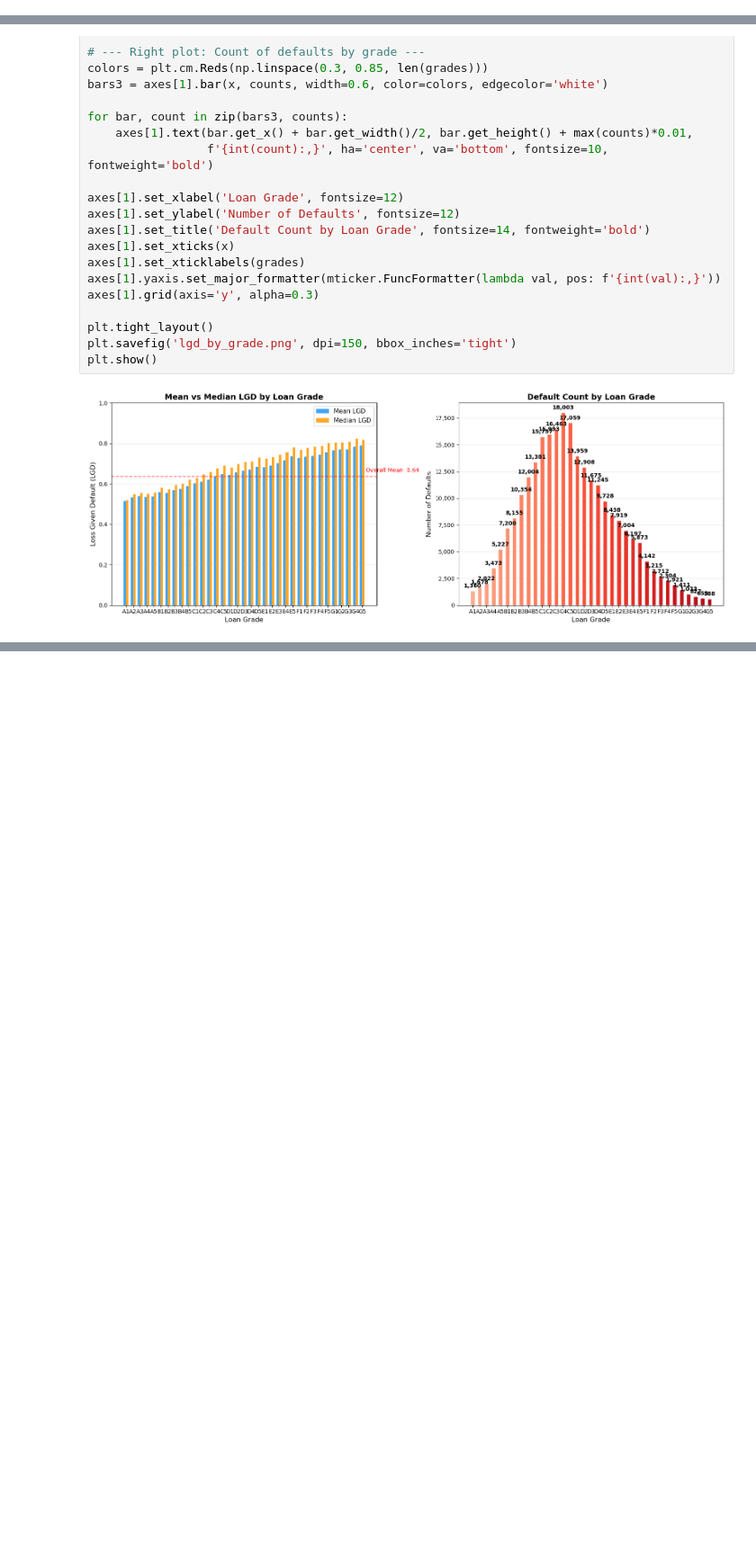
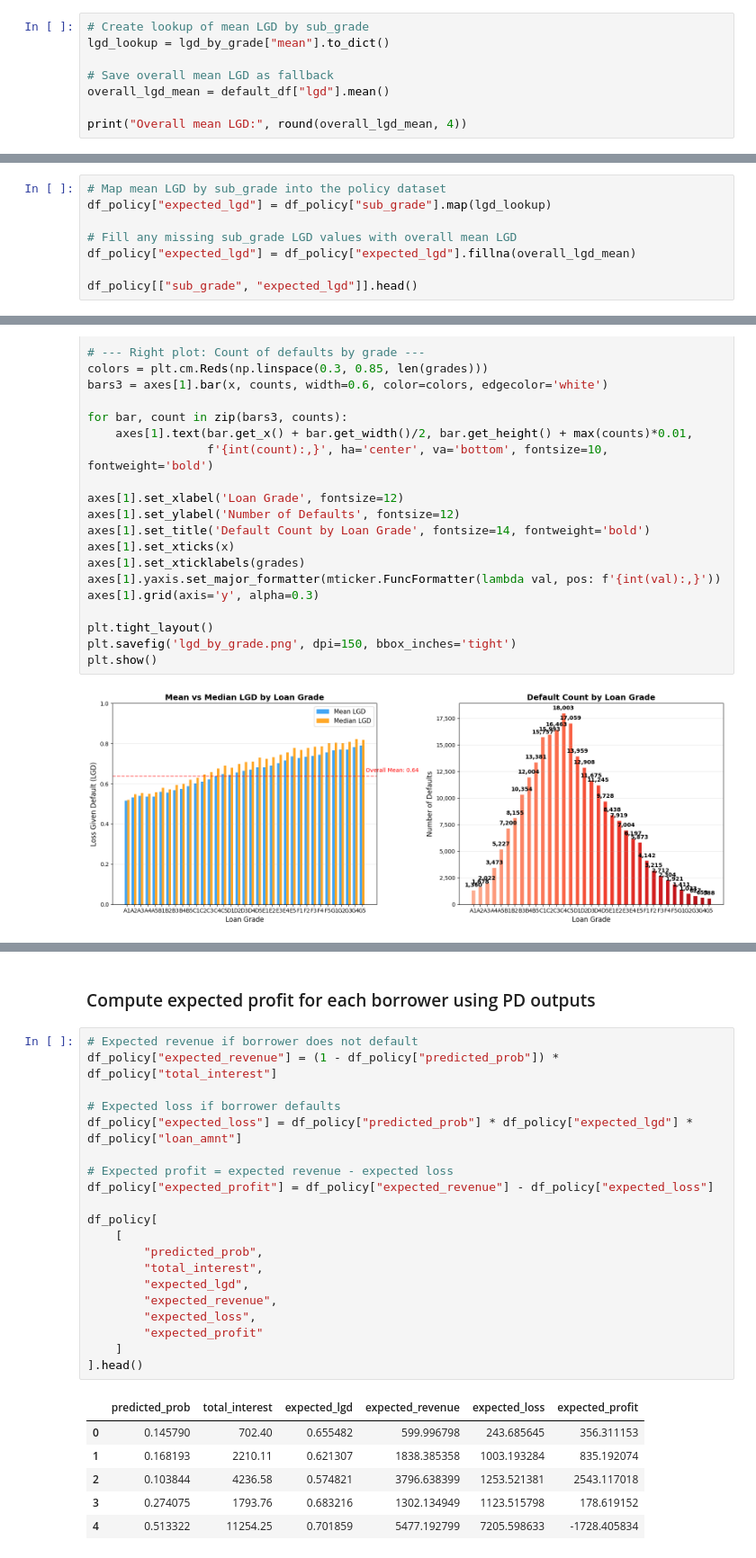
Before and after one commit to SU-IST707-SP26/group-project-data-dopes, a Jupyter notebook: work/Data_Prep_for_Policy_Simulation.ipynb, the cells around one changed output, grey strips where cells are left out. Shown at 90% size. Saved outputs shown, nothing was run; the diff lists cells and outputs as text; blank space fills up the shorter version.

Commit message:
Compute expected profit for each borrower using PD outputs (M4.T4)

```diff
--- a/work/Data_Prep_for_Policy_Simulation.ipynb
+++ b/work/Data_Prep_for_Policy_Simulation.ipynb
@@ -278,3 +287,11 @@ G2         0.769463  0.802642   1033  0.162156
 G3         0.770596  0.807690    827  0.160352
 G4         0.783157  0.823259    653  0.153771
 G5         0.790099  0.817944    588  0.150304
+# %%
+# Create lookup of mean LGD by sub_grade
+lgd_lookup = lgd_by_grade["mean"].to_dict()
+
+# Save overall mean LGD as fallback
+overall_lgd_mean = default_df["lgd"].mean()
+
+print("Overall mean LGD:", round(overall_lgd_mean, 4))
@@ -280,0 +300,8 @@ G5         0.790099  0.817944    588  0.150304
+# %%
+# Map mean LGD by sub_grade into the policy dataset
+df_policy["expected_lgd"] = df_policy["sub_grade"].map(lgd_lookup)
+
+# Fill any missing sub_grade LGD values with overall mean LGD
+df_policy["expected_lgd"] = df_policy["expected_lgd"].fillna(overall_lgd_mean)
+
+df_policy[["sub_grade", "expected_lgd"]].head()
@@ -353,0 +388,29 @@ plt.show()
+# %% [markdown]
+### Compute expected profit for each borrower using PD outputs
+# %%
+# Expected revenue if borrower does not default
+df_policy["expected_revenue"] = (1 - df_policy["predicted_prob"]) * df_policy["total_interest"]
+
+# Expected loss if borrower defaults
+df_policy["expected_loss"] = df_policy["predicted_prob"] * df_policy["expected_lgd"] * df_policy["loan_amnt"]
+
+# Expected profit = expected revenue - expected loss
+df_policy["expected_profit"] = df_policy["expected_revenue"] - df_policy["expected_loss"]
+
+df_policy[
+    [
+        "predicted_prob",
+        "total_interest",
+        "expected_lgd",
+        "expected_revenue",
+        "expected_loss",
+        "expected_profit"
+    ]
+].head()
+# %% [output]
+|  | predicted_prob | total_interest | expected_lgd | expected_revenue | expected_loss | expected_profit |
+| 0 | 0.145790 | 702.40 | 0.655482 | 599.996798 | 243.685645 | 356.311153 |
+| 1 | 0.168193 | 2210.11 | 0.621307 | 1838.385358 | 1003.193284 | 835.192074 |
+| 2 | 0.103844 | 4236.58 | 0.574821 | 3796.638399 | 1253.521381 | 2543.117018 |
+| 3 | 0.274075 | 1793.76 | 0.683216 | 1302.134949 | 1123.515798 | 178.619152 |
+| 4 | 0.513322 | 11254.25 | 0.701859 | 5477.192799 | 7205.598633 | -1728.405834 |
```
Also changed, not shown: parts of 7 cells of this notebook, 2 other files.
